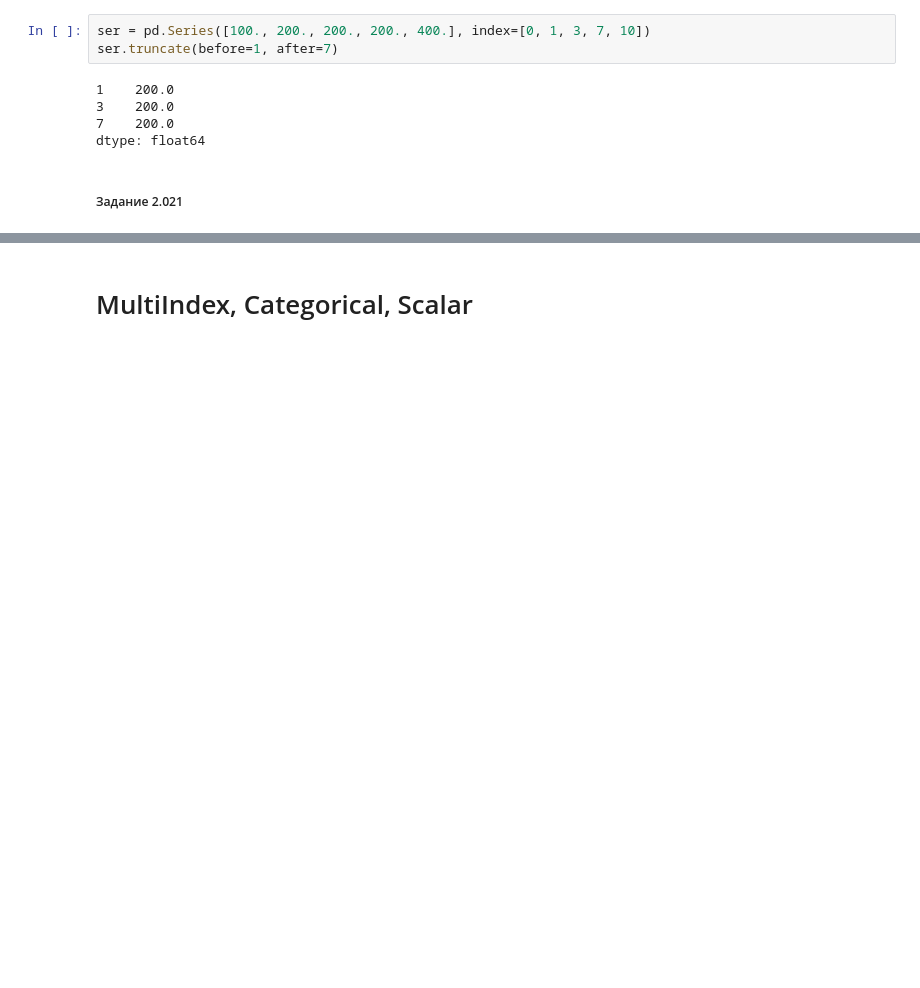
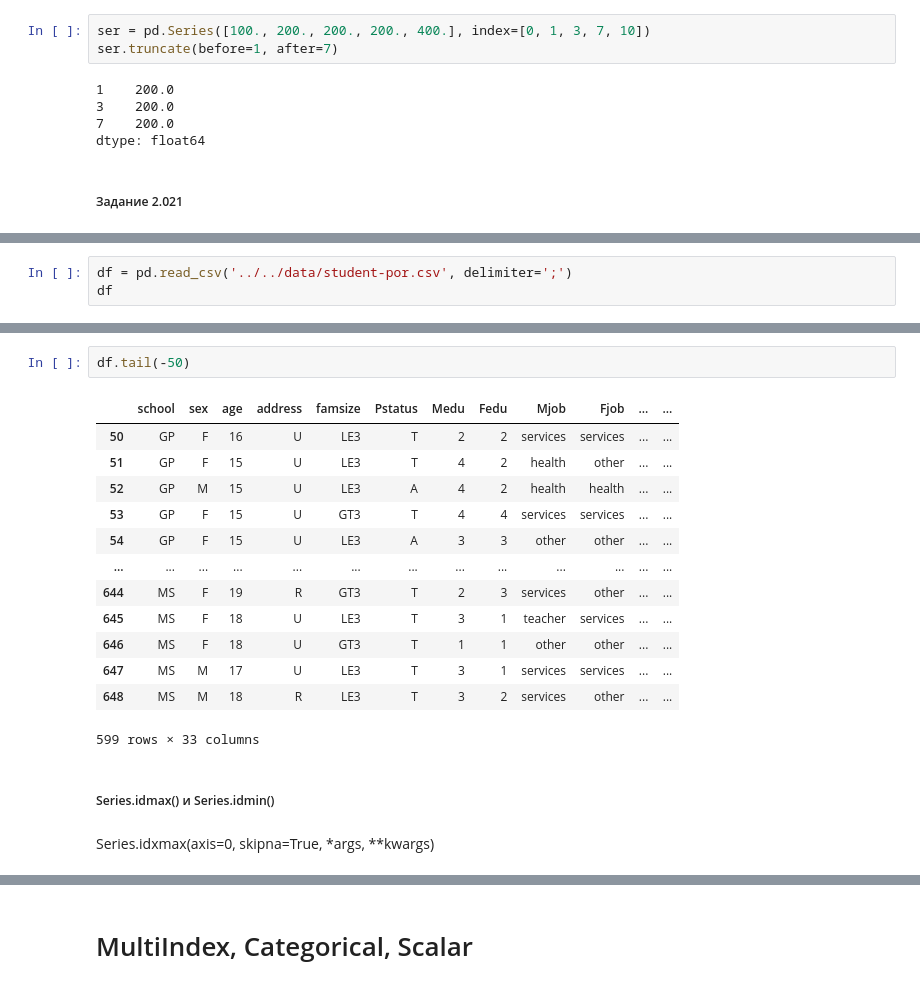
Before and after one commit to rgenius-ru/pandas_lessons, a Jupyter notebook: lessons/Pandas_for_Data_Engineering/part2_new.ipynb, the cells around one changed output, grey strips where cells are left out. Saved outputs shown, nothing was run; the diff lists cells and outputs as text; blank space fills up the shorter version.

```diff
--- a/lessons/Pandas_for_Data_Engineering/part2_new.ipynb
+++ b/lessons/Pandas_for_Data_Engineering/part2_new.ipynb
@@ -3395,0 +3368,3 @@ dtype: float64
+# %%
+df = pd.read_csv('../../data/student-por.csv', delimiter=';')
+df
@@ -3395,0 +3385,20 @@ dtype: float64
+# %%
+df.tail(-50)
+# %% [output]
+|  | school | sex | age | address | famsize | Pstatus | Medu | Fedu | Mjob | Fjob | ... | ... |
+| 50 | GP | F | 16 | U | LE3 | T | 2 | 2 | services | services | ... | ... |
+| 51 | GP | F | 15 | U | LE3 | T | 4 | 2 | health | other | ... | ... |
+| 52 | GP | M | 15 | U | LE3 | A | 4 | 2 | health | health | ... | ... |
+| 53 | GP | F | 15 | U | GT3 | T | 4 | 4 | services | services | ... | ... |
+| 54 | GP | F | 15 | U | LE3 | A | 3 | 3 | other | other | ... | ... |
+| ... | ... | ... | ... | ... | ... | ... | ... | ... | ... | ... | ... | ... |
+| 644 | MS | F | 19 | R | GT3 | T | 2 | 3 | services | other | ... | ... |
+| 645 | MS | F | 18 | U | LE3 | T | 3 | 1 | teacher | services | ... | ... |
+| 646 | MS | F | 18 | U | GT3 | T | 1 | 1 | other | other | ... | ... |
+| 647 | MS | M | 17 | U | LE3 | T | 3 | 1 | services | services | ... | ... |
+| 648 | MS | M | 18 | R | LE3 | T | 3 | 2 | services | other | ... | ... |
+599 rows × 33 columns
+# %% [markdown]
+##### Series.idmax() и Series.idmin()
+# %% [markdown]
+Series.idxmax(axis=0, skipna=True, *args, **kwargs)
```
Also changed, not shown: parts of 37 cells of this notebook.
